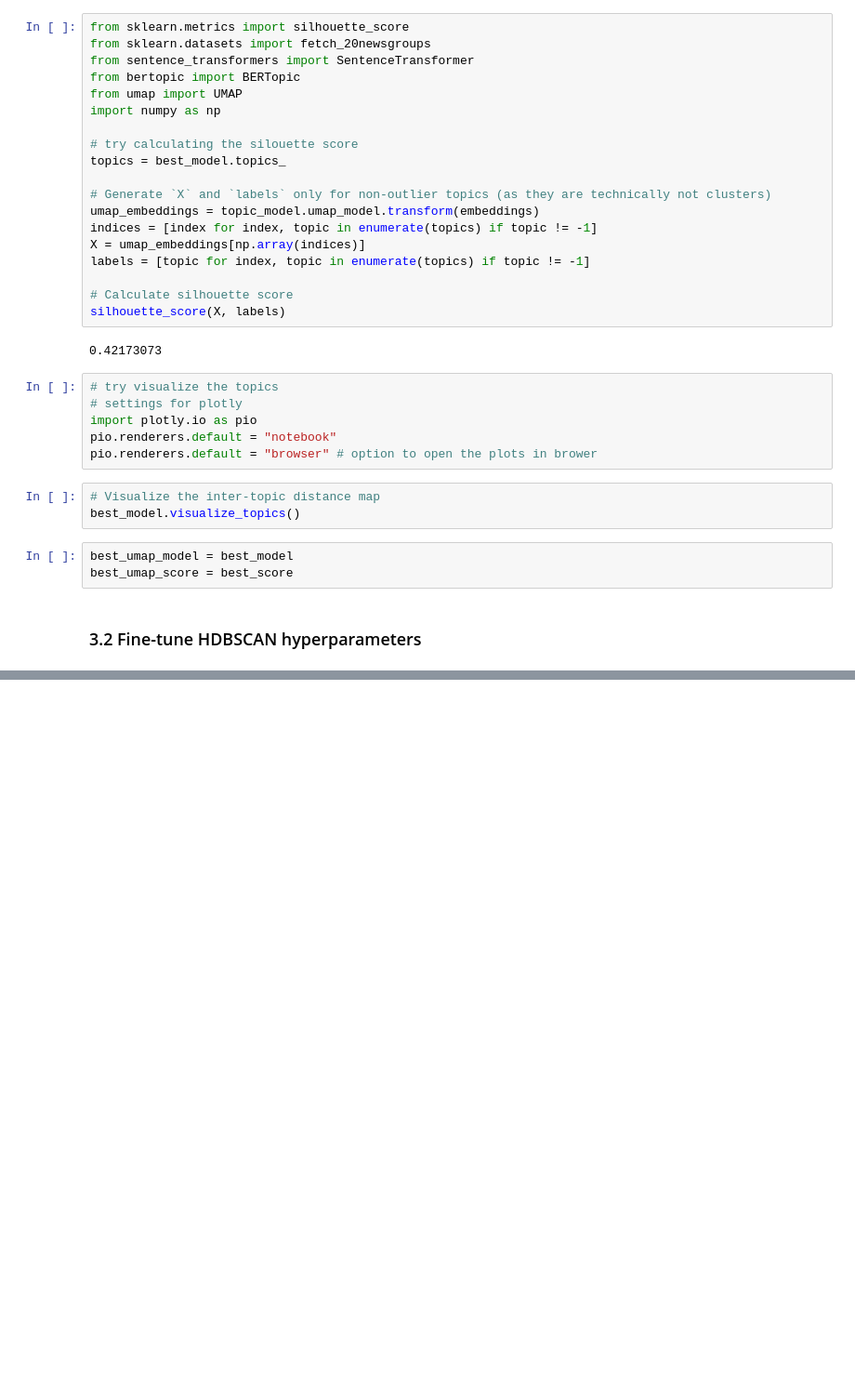
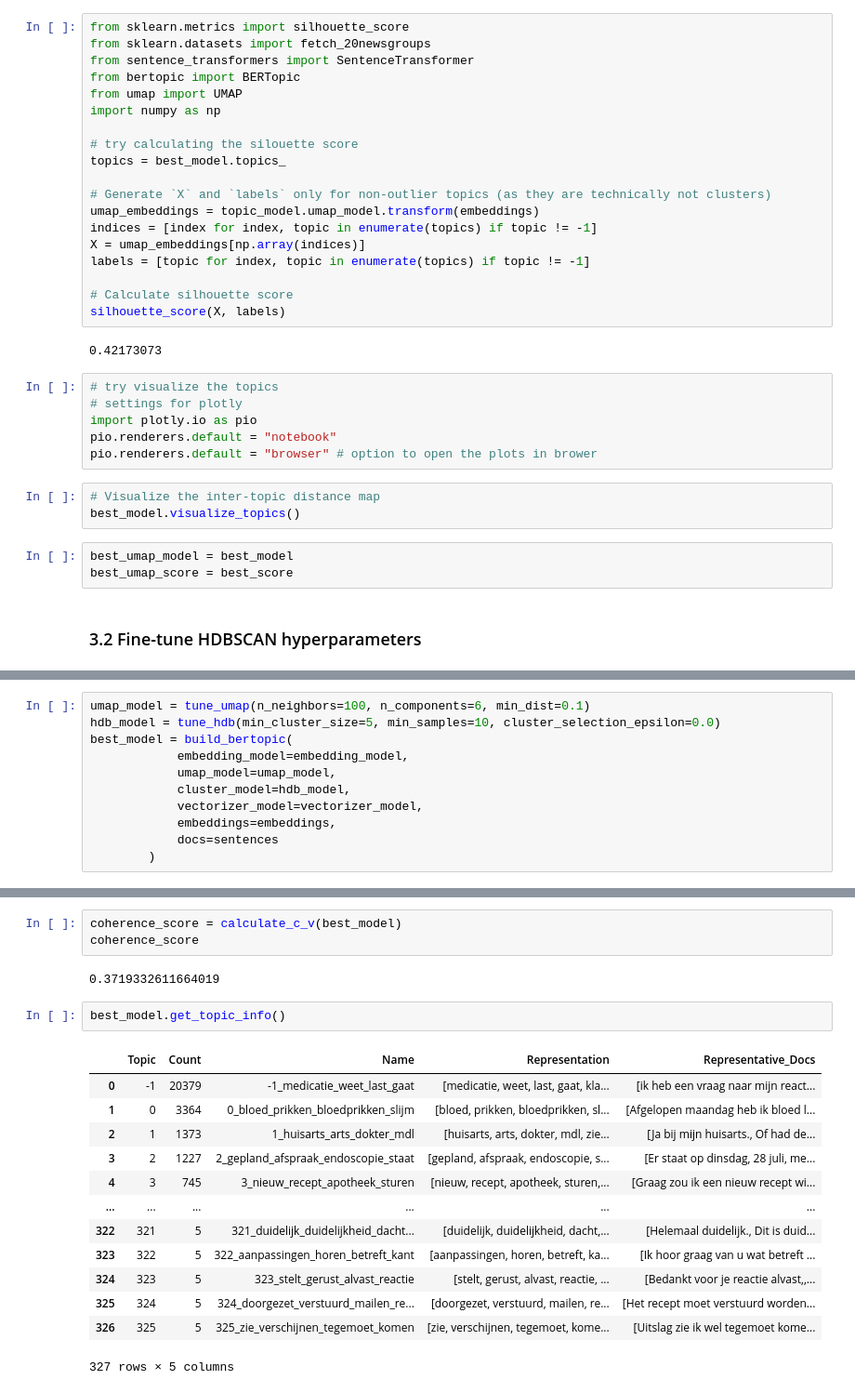
Before and after one commit to MaastrichtU-CDS/MyIBDcoachNLP, a Jupyter notebook: notebooks/analysis_of_sentences/sentencetransformer_new_input.ipynb, the cells around one changed output, grey strips where cells are left out. Shown at 93% size. Saved outputs shown, nothing was run; the diff lists cells and outputs as text; blank space fills up the shorter version.

```diff
--- a/notebooks/analysis_of_sentences/sentencetransformer_new_input.ipynb
+++ b/notebooks/analysis_of_sentences/sentencetransformer_new_input.ipynb
@@ -578,0 +653,11 @@ print("Best Coherence Score:", best_score)
+# %%
+umap_model = tune_umap(n_neighbors=100, n_components=6, min_dist=0.1)
+hdb_model = tune_hdb(min_cluster_size=5, min_samples=10, cluster_selection_epsilon=0.0)
+best_model = build_bertopic(
+            embedding_model=embedding_model,
+            umap_model=umap_model,
+            cluster_model=hdb_model,
+            vectorizer_model=vectorizer_model,
+            embeddings=embeddings,
+            docs=sentences
+        )
@@ -578,0 +671,21 @@ print("Best Coherence Score:", best_score)
+# %%
+coherence_score = calculate_c_v(best_model)
+coherence_score
+# %% [output]
+0.3719332611664019
+# %%
+best_model.get_topic_info()
+# %% [output]
+|  | Topic | Count | Name | Representation | Representative_Docs |
+| 0 | -1 | 20379 | -1_medicatie_weet_last_gaat | [medicatie, weet, last, gaat, kla... | [ik heb een vraag naar mijn react... |
+| 1 | 0 | 3364 | 0_bloed_prikken_bloedprikken_slijm | [bloed, prikken, bloedprikken, sl... | [Afgelopen maandag heb ik bloed l... |
+| 2 | 1 | 1373 | 1_huisarts_arts_dokter_mdl | [huisarts, arts, dokter, mdl, zie... | [Ja bij mijn huisarts., Of had de... |
+| 3 | 2 | 1227 | 2_gepland_afspraak_endoscopie_staat | [gepland, afspraak, endoscopie, s... | [Er staat op dinsdag, 28 juli, me... |
+| 4 | 3 | 745 | 3_nieuw_recept_apotheek_sturen | [nieuw, recept, apotheek, sturen,... | [Graag zou ik een nieuw recept wi... |
+| ... | ... | ... | ... | ... | ... |
+| 322 | 321 | 5 | 321_duidelijk_duidelijkheid_dacht... | [duidelijk, duidelijkheid, dacht,... | [Helemaal duidelijk., Dit is duid... |
+| 323 | 322 | 5 | 322_aanpassingen_horen_betreft_kant | [aanpassingen, horen, betreft, ka... | [Ik hoor graag van u wat betreft ... |
+| 324 | 323 | 5 | 323_stelt_gerust_alvast_reactie | [stelt, gerust, alvast, reactie, ... | [Bedankt voor je reactie alvast,,... |
+| 325 | 324 | 5 | 324_doorgezet_verstuurd_mailen_re... | [doorgezet, verstuurd, mailen, re... | [Het recept moet verstuurd worden... |
+| 326 | 325 | 5 | 325_zie_verschijnen_tegemoet_komen | [zie, verschijnen, tegemoet, kome... | [Uitslag zie ik wel tegemoet kome... |
+327 rows × 5 columns
```
Also changed, not shown: parts of 7 cells of this notebook.
